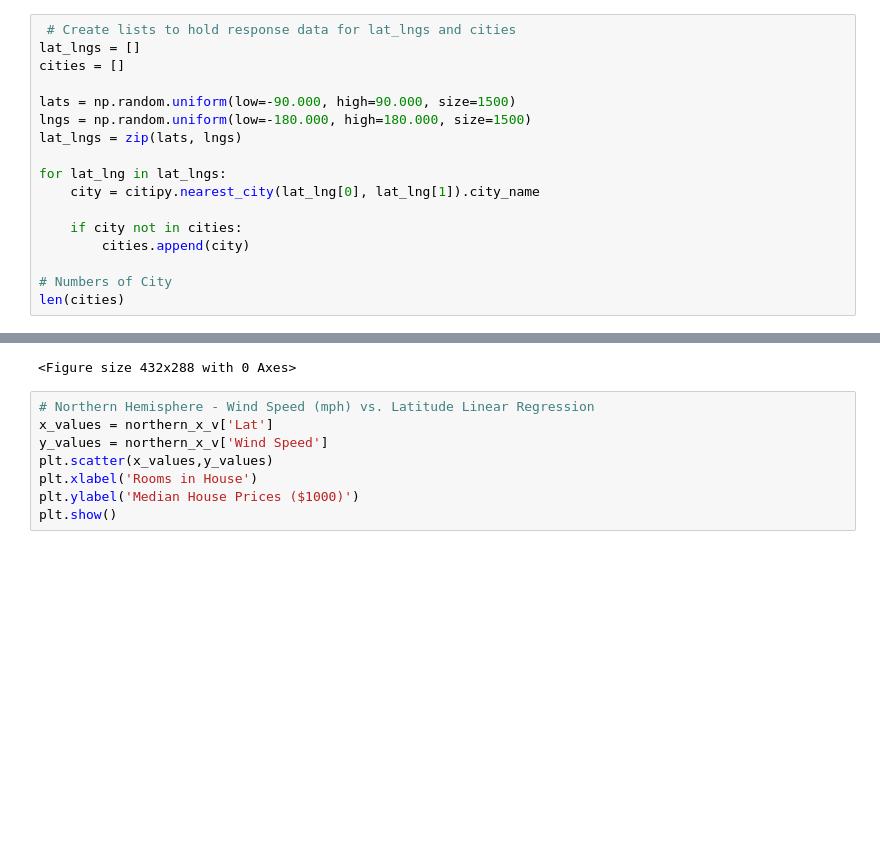
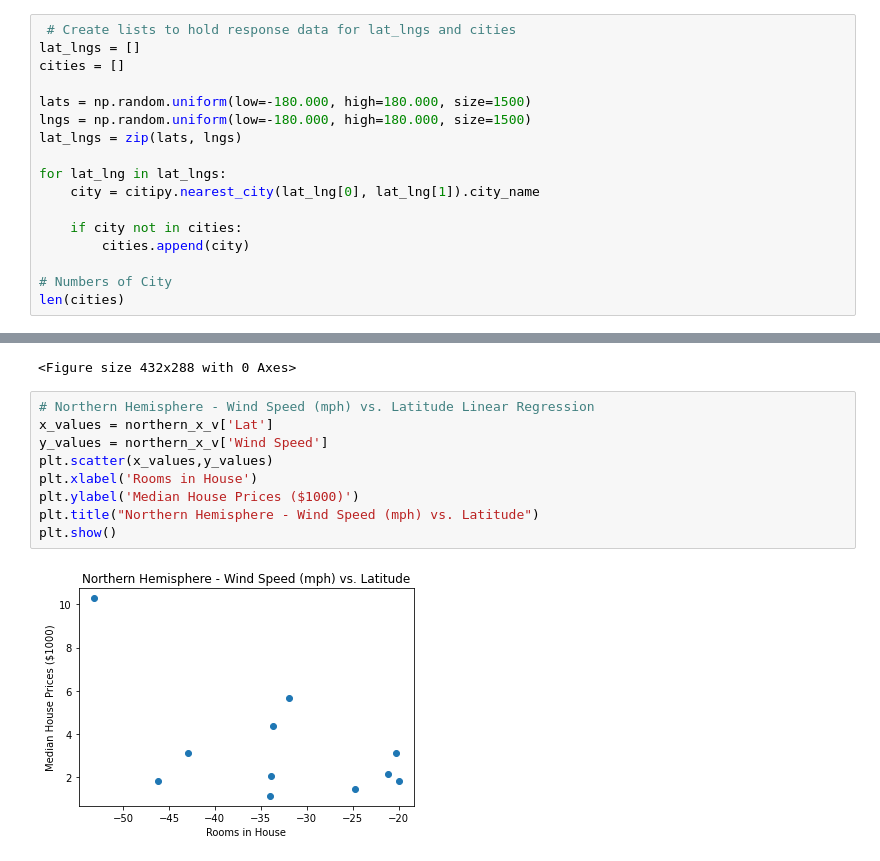
Before and after one commit to TinaKuo77/Python_API-Challenging, a Jupyter notebook: WeatherPy/WeatherPy.ipynb, the cells around one changed output, grey strips where cells are left out. Saved outputs shown, nothing was run; the diff lists cells and outputs as text; blank space fills up the shorter version.

```diff
--- a/WeatherPy/WeatherPy.ipynb
+++ b/WeatherPy/WeatherPy.ipynb
@@ -27,7 +27,7 @@ lng_range = (-180, 180)
 lat_lngs = []
 cities = []
 
-lats = np.random.uniform(low=-90.000, high=90.000, size=1500)
+lats = np.random.uniform(low=-180.000, high=180.000, size=1500)
 lngs = np.random.uniform(low=-180.000, high=180.000, size=1500)
 lat_lngs = zip(lats, lngs)
 
@@ -299,11 +299,14 @@ The r-squared is: -0.013689799561791933
 # %%
 # Northern Hemisphere - Wind Speed (mph) vs. Latitude Linear Regression
 x_values = northern_x_v['Lat']
 y_values = northern_x_v['Wind Speed']
 plt.scatter(x_values,y_values)
 plt.xlabel('Rooms in House')
 plt.ylabel('Median House Prices ($1000)')
+plt.title("Northern Hemisphere - Wind Speed (mph) vs. Latitude")
 plt.show()
+# %% [output]
+[figure, added]
 # %%
 # Linear Regression
 (slope, intercept, rvalue, pvalue, stderr) = linregress(x_values, y_values)
```
Also changed, not shown: parts of 3 cells of this notebook, 2 other files.
